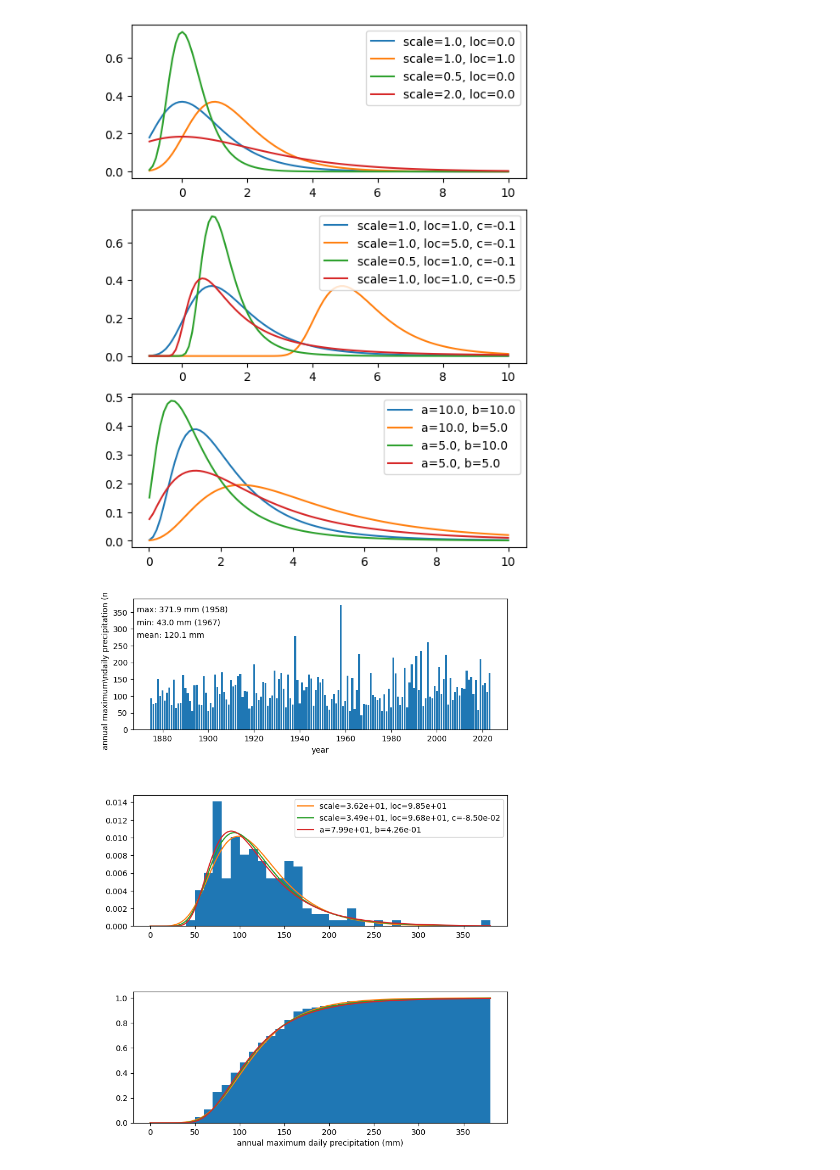
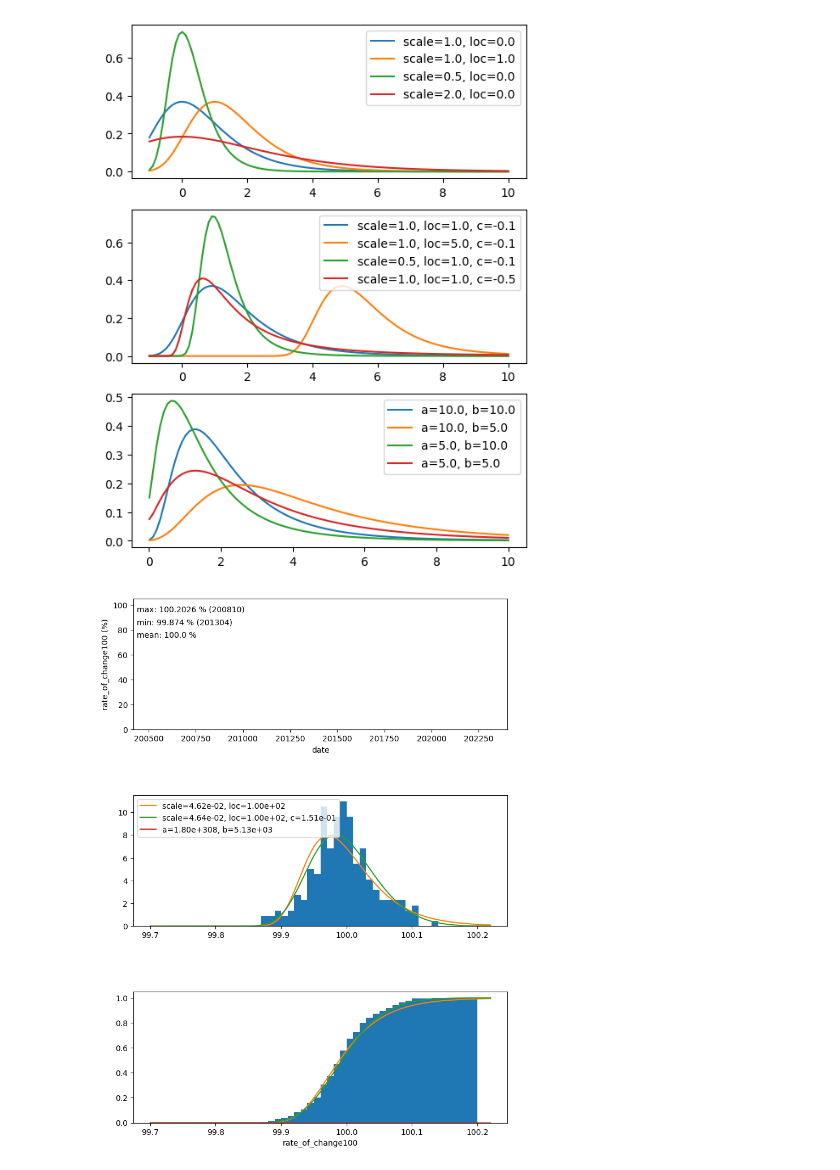
Before and after one commit to TomoharuKurosu/Tomoaharu_Kurosu_2023, a Jupyter notebook: 100年に一度_株価変化率.ipynb, the cells around one changed output. Saved outputs shown, nothing was run; the diff lists cells and outputs as text; code cells hidden in the pictures.

```diff
--- a/100年に一度_株価変化率.ipynb
+++ b/100年に一度_株価変化率.ipynb
@@ -210,59 +198,61 @@ ax03 = fig.add_axes([0.10, 0.10, 0.80, 0.20])
 
 # --- plot 1
 # 年最大日降水量を西暦毎にバーグラフで表示
-ax01.bar(year, annual_max_daily_prcp)
+ax01.bar(date, rate_of_change100)
 
-ax01.set_xlabel('year')
-ax01.set_ylabel('annual maximum\\ndaily precipitation (mm)')
+ax01.set_xlabel('date')
+ax01.set_ylabel('rate_of_change100 (%)')
 
 # グラフ上に最大値、最小値、平均値を表示
-fig.text(0.01, 0.9, f'max: {annual_max_daily_prcp.max()} mm ({year[np.argmax(annual_max_daily_prcp)]})', transform=ax01.transAxes)
-fig.text(0.01, 0.8, f'min: {annual_max_daily_prcp.min()} mm ({year[np.argmin(annual_max_daily_prcp)]})', transform=ax01.transAxes)
-fig.text(0.01, 0.7, f'mean: {annual_max_daily_prcp.mean():.1f} mm', transform=ax01.transAxes)
+fig.text(0.01, 0.9, f'max: {rate_of_change100.max()} % ({date[np.argmax(rate_of_change100)]})', transform=ax01.transAxes)
+fig.text(0.01, 0.8, f'min: {rate_of_change100.min()} % ({date[np.argmin(rate_of_change100)]})', transform=ax01.transAxes)
+fig.text(0.01, 0.7, f'mean: {rate_of_change100.mean():.1f} %', transform=ax01.transAxes)
 
 # --- plot 2 と plot 3
 # Gumbel分布を当てはめる
-loc_gumbel, scale_gumbel = ss.gumbel_r.fit(annual_max_daily_prcp, method='MLE')
+loc_gumbel, scale_gumbel = ss.gumbel_r.fit(rate_of_change100, method='MLE')
 
 # 一般化極値分布を当てはめる
-c_gev, loc_gev, scale_gev = ss.genextreme.fit(annual_max_daily_prcp, method='MLE')
+c_gev, loc_gev, scale_gev = ss.genextreme.fit(rate_of_change100, method='MLE')
 
-# 平方根指数型最大値分布を当てはめる
-res = minimize(mL_sqet, x0=[1.0], args=annual_max_daily_prcp,
+# 平方根指数型最大値分布を当てはめる 調べる
+res = minimize(mL_sqet, x0=[100.0], args=rate_of_change100,
                bounds=[(0, None)], method='Nelder-Mead')
 b_sqet = res.x[0]
-a_sqet = b2a_sqet(b_sqet, annual_max_daily_prcp)
+a_sqet = b2a_sqet(b_sqet, rate_of_change100)
 
 gbl = ss.gumbel_r(loc=loc_gumbel, scale=scale_gumbel)
 gev = ss.genextreme(c=c_gev, loc=loc_gev, scale=scale_gev)
 
 # bin, x のためのリストを作成する
-bins = [10*(i+1) for i in range(int(annual_max_daily_prcp.max()/10) + 1)]
-x = np.linspace(0.0, 10.0*(int(annual_max_daily_prcp.max()/10) + 1), 20*int(annual_max_daily_prcp.max()/10) + 1)
+#bins = [0.01*(i+1) for i in range(int(rate_of_change100.max()/0.01))]
+bins = [99.7+0.01*(i+1) for i in range(int((rate_of_change100.max()-99.7)/0.01))]
+x = np.linspace(99.7, 0.01*(int(rate_of_change100.max()/0.01) + 2), 20*int((rate_of_change100.max()-99.7)/0.01) + 1)
+
 
 # ヒストグラムを表示
-ax02.hist(annual_max_daily_prcp, bins=bins, density=True)
+ax02.hist(rate_of_change100, bins=bins, density=True)
 
 # 当てはめた分布をプロット
 ax02.plot(x, gbl.pdf(x), label=f"scale={scale_gumbel:.2e}, loc={loc_gumbel:.2e}")
 ax02.plot(x, gev.pdf(x), label=f"scale={scale_gev:.2e}, loc={loc_gev:.2e}, c={c_gev:.2e}")
 ax02.plot(x, sqet(x, a_sqet, b_sqet), label=f"a={a_sqet:.2e}, b={b_sqet:.2e}")
 
 ax02.legend()
 
 # 累積ヒストグラムを表示
-ax03.hist(annual_max_daily_prcp, bins=bins, cumulative=True, density=True)
+ax03.hist(rate_of_change100, bins=bins, cumulative=True, density=True)
 ax03.plot(x, gbl.cdf(x))
 ax03.plot(x, gev.cdf(x))
 ax03.plot(x, sqet_cdf(x, a_sqet, b_sqet))
 
-ax03.set_xlabel('annual maximum daily precipitation (mm)')
+ax03.set_xlabel('rate_of_change100')
 
 #------------------------------------------------------------------------------
 # --- 図の保存
 plt.savefig(out_fig_path, transparent=False)
 # %% [output]
-[figure, old version]
+[figure, new version]
 # %%
 import matplotlib.pyplot as plt
 import numpy as np
```
Also changed, not shown: parts of 6 cells of this notebook.
